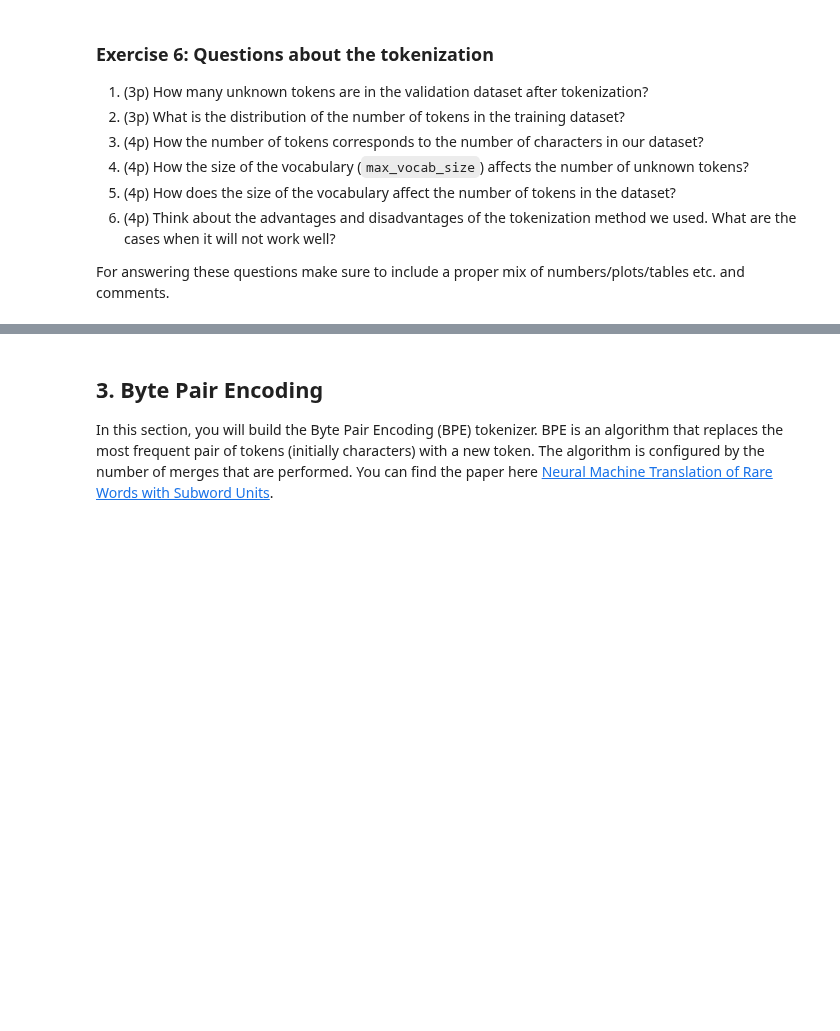
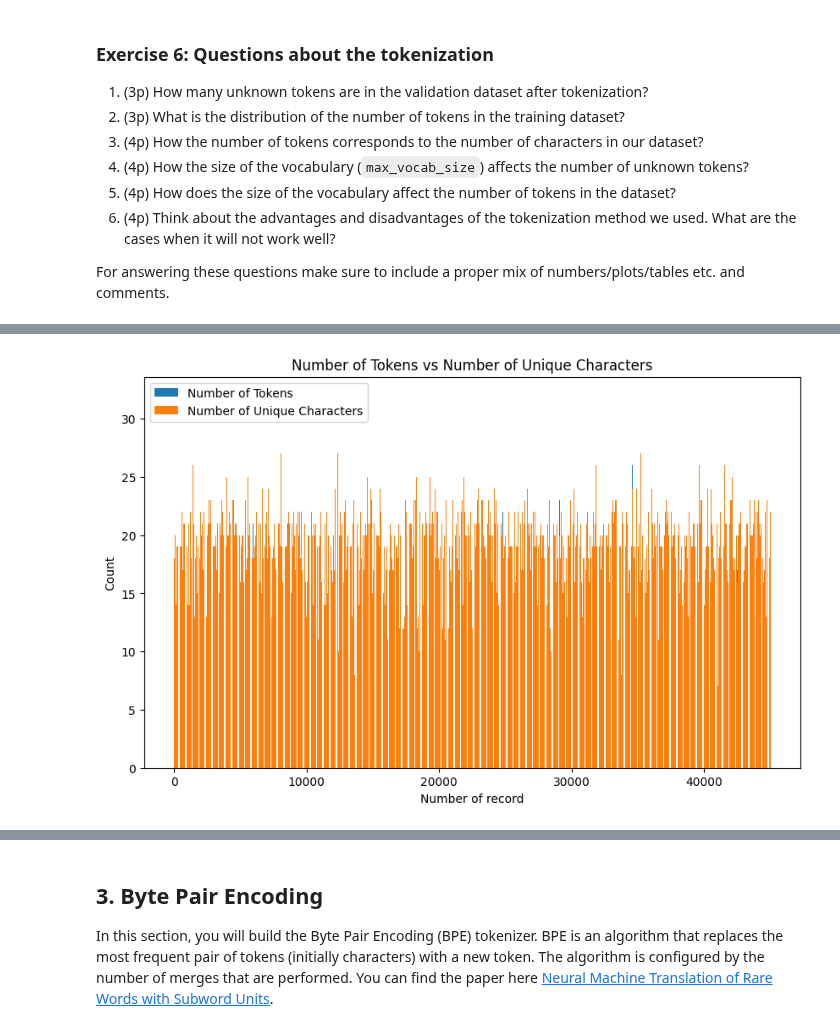
Before and after one commit to vddobush/NLP_Project, a Jupyter notebook: lab1_empty.ipynb, the cells around one changed output, grey strips where cells are left out. Drawn from its saved outputs; the diff is of its cells as text; code cells hidden in the pictures; blank space fills up the shorter version.

```diff
--- a/lab1_empty.ipynb
+++ b/lab1_empty.ipynb
@@ -713,0 +748,24 @@ For answering these questions make sure to include a proper mix of numbers/plots
+# %%
+#6.3 How the number of tokens corresponds to the number of characters in our dataset?
+# Here we add a new column 'num_characters' to the train dataset to make a distribution comparsion
+
+def add_num_characters(example):
+    example['num_characters'] = len(set(example['clean']))
+    return example
+
+tweet_ds['train'] = tweet_ds['train'].map(add_num_characters)
+# %%
+# Plot with comparsion of disribution
+
+plt.figure(figsize=(10, 6))
+
+plt.bar(range(len(tweet_ds['train'])), tweet_ds['train']['tokens_count'], label='Number of Tokens')
+plt.bar(range(len(tweet_ds['train'])), tweet_ds['train']['num_characters'], label='Number of Unique Characters')
+
+plt.title('Number of Tokens vs Number of Unique Characters')
+plt.xlabel('Number of record')
+plt.ylabel('Count')
+plt.legend()
+plt.show()
+# %% [output]
+[figure, added]
```
Also changed, not shown: parts of 12 cells of this notebook.
